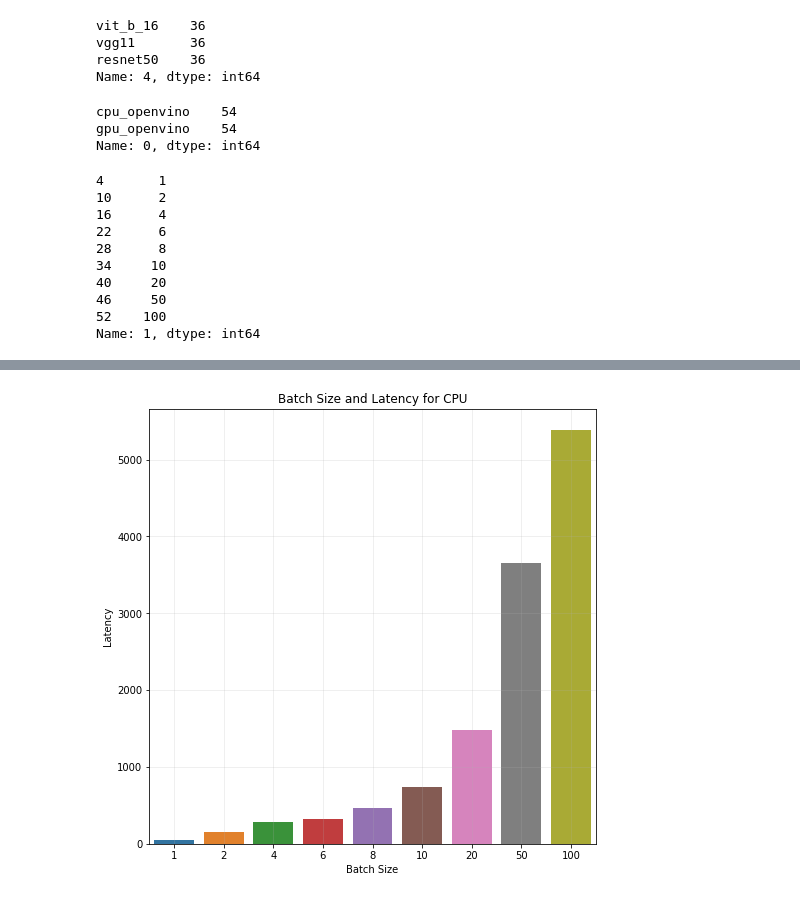
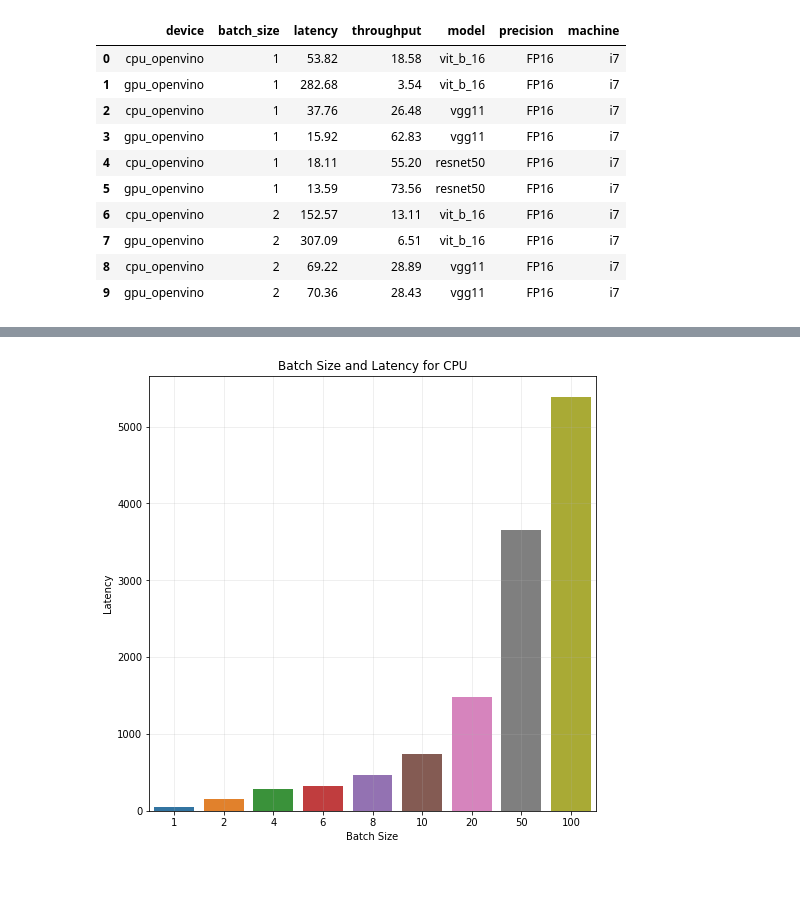
Before and after one commit to YashDalal10/DecisionTree_BMWChallenge, a Jupyter notebook: Data_Understanding.ipynb, the cells around one changed output, grey strips where cells are left out. Drawn from its saved outputs; the diff is of its cells as text; code cells hidden in the pictures.

```diff
--- a/Data_Understanding.ipynb
+++ b/Data_Understanding.ipynb
@@ -18,18 +18,20 @@ data.head(10)
 | 7 | gpu_openvino | 2 | 307.09 | 6.51 | vit_b_16 | FP16 |
 | 8 | cpu_openvino | 2 | 69.22 | 28.89 | vgg11 | FP16 |
 | 9 | gpu_openvino | 2 | 70.36 | 28.43 | vgg11 | FP16 |
+# %%
+data['machine'] = 'i7'
+data.head(10)
+# %% [output]
+|  | device | batch_size | latency | throughput | model | precision | machine |
+| 0 | cpu_openvino | 1 | 53.82 | 18.58 | vit_b_16 | FP16 | i7 |
+| 1 | gpu_openvino | 1 | 282.68 | 3.54 | vit_b_16 | FP16 | i7 |
+| 2 | cpu_openvino | 1 | 37.76 | 26.48 | vgg11 | FP16 | i7 |
+| 3 | gpu_openvino | 1 | 15.92 | 62.83 | vgg11 | FP16 | i7 |
+| 4 | cpu_openvino | 1 | 18.11 | 55.20 | resnet50 | FP16 | i7 |
+| 5 | gpu_openvino | 1 | 13.59 | 73.56 | resnet50 | FP16 | i7 |
+| 6 | cpu_openvino | 2 | 152.57 | 13.11 | vit_b_16 | FP16 | i7 |
+| 7 | gpu_openvino | 2 | 307.09 | 6.51 | vit_b_16 | FP16 | i7 |
+| 8 | cpu_openvino | 2 | 69.22 | 28.89 | vgg11 | FP16 | i7 |
+| 9 | gpu_openvino | 2 | 70.36 | 28.43 | vgg11 | FP16 | i7 |
 # %%
 data.to_csv("i7_cleaned.csv", index = False)
-# %%
-data[4].value_counts()
-# %% [output]
-vit_b_16    36
-vgg11       36
-resnet50    36
-Name: 4, dtype: int64
-# %%
-data[0].value_counts()
-# %% [output]
-cpu_openvino    54
-gpu_openvino    54
-Name: 0, dtype: int64
@@ -41,14 +37,0 @@ device_data = precision_data[precision_data[0] == 'gpu_openvino']
-# %%
-p = precision_data[precision_data[0] == 'cpu_openvino'][1]
-p.head(10)
-# %% [output]
-4       1
-10      2
-16      4
-22      6
-28      8
-34     10
-40     20
-46     50
-52    100
-Name: 1, dtype: int64
```
Also changed, not shown: parts of 11 cells of this notebook, 38 other files.
